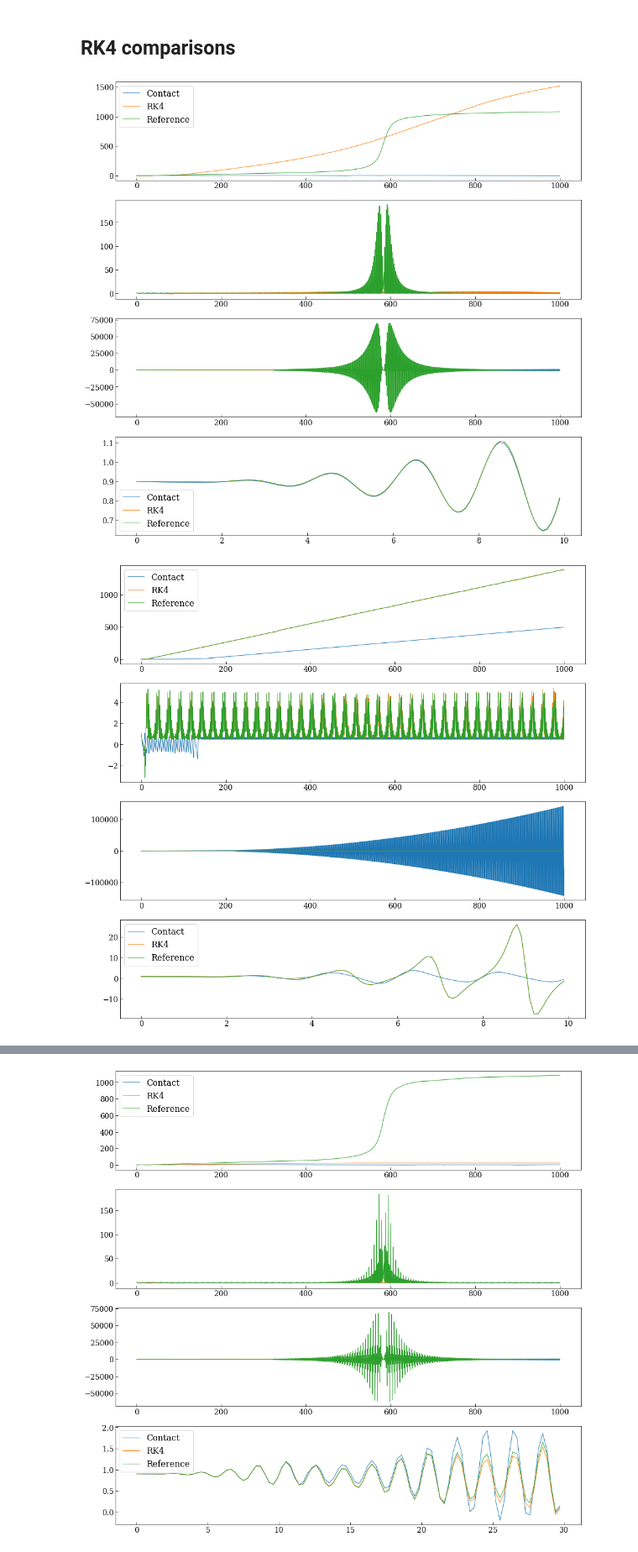
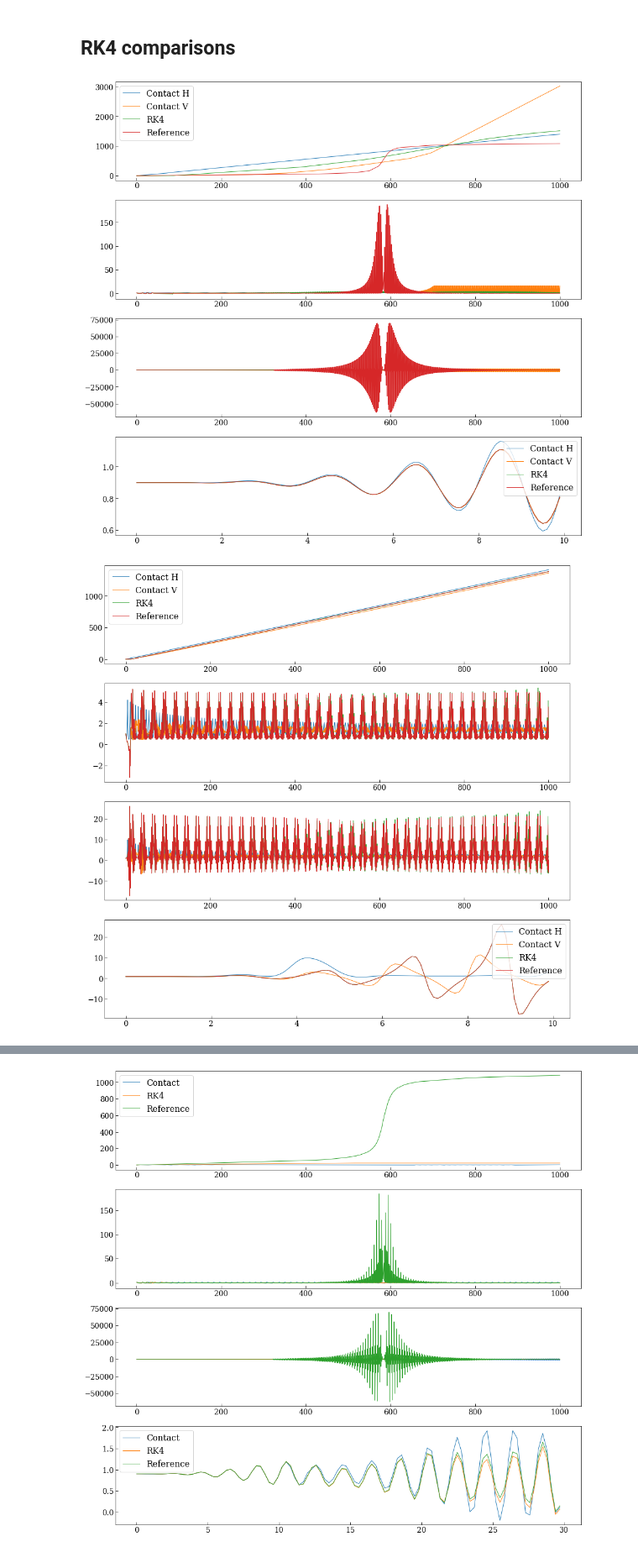
Before and after one commit to mseri/gsi2021, a Jupyter notebook: The Time-Perturbed Morse oscillator.ipynb, the cells around one changed output, grey strips where cells are left out. Shown at 84% size. Saved outputs shown, nothing was run; the diff lists cells and outputs as text; code cells hidden in the pictures.

```diff
--- a/The Time-Perturbed Morse oscillator.ipynb
+++ b/The Time-Perturbed Morse oscillator.ipynb
@@ -41,6 +41,10 @@ class MOsc:
         return 2 * self.D * self.α * np.exp(-self.α * q) * (1. - np.exp(-self.α * q))
     def f(self, t):
         return self.γ * np.sin(self.Θ * t)
+    def F(self, z, t):
+        return -self.f(t) * z**2 / 2
+    def Fz(self, z, t):
+        return -self.f(t) * z
     def lag(self, p, q, s, t):
         return 0.5 * p**2 - self.V(q, t) - self.f(t) * 0.5 * s**2
     def energy(self, p, q, s, t):
@@ -75,66 +79,76 @@ tspan = np.arange(0.0, tf, dt)
 for (p0, q0, s0) in [(1,1,0)]:
     fig = plt.figure(figsize=(16,16))
 
-    sol, sols, _ = ic.integrate(ic.step1l, mosc, tspan, p0, q0, s0)
+    solh, solhs, _ = ic.integrate(ic.step1q, mosc, tspan, p0, q0, s0)
+    solv, solvs, _ = ic.integrate(ic.variational_step, mosc, tspan, p0, q0, s0)
     solrk = rk4s(mosc, [p0,q0,s0], tspan)
     r = adaptive(mosc, [p0,q0,s0], tspan)
     plt.subplot(411)
-    plt.plot(tspan, sol[:,1], label="Contact", linewidth=1)
+    plt.plot(tspan, solh[:,1], label="Contact H", linewidth=1)
+    plt.plot(tspan, solv[:,1], label="Contact V", linewidth=1)
     plt.plot(tspan, solrk.T[1], label="RK4", linewidth=1)
     plt.plot(tspan, r.y[1], label="Reference", linewidth=1)
     plt.legend()
     plt.subplot(412)
-    plt.plot(tspan, sol[:,0], label="Contact", linewidth=1)
+    plt.plot(tspan, solh[:,0], label="Contact H", linewidth=1)
+    plt.plot(tspan, solv[:,0], label="Contact V", linewidth=1)
     plt.plot(tspan, solrk.T[0], label="RK4", linewidth=1)
     plt.plot(tspan, r.y[0], label="Reference", linewidth=1)
     plt.subplot(413)
-    plt.plot(tspan, mosc.energy(sol[:,0], sol[:,1], sols, tspan), label="Contact", linewidth=1)
+    plt.plot(tspan, mosc.energy(solh[:,0], solh[:,1], solhs, tspan), label="Contact H", linewidth=1)
+    plt.plot(tspan, mosc.energy(solv[:,0], solv[:,1], solvs, tspan), label="Contact H", linewidth=1)
     plt.plot(tspan, mosc.energy(solrk.T[0], solrk.T[1], solrk.T[2], tspan), label="RK4", linewidth=1)
     plt.plot(tspan, mosc.energy(r.y[0], r.y[1], r.y[2], tspan), label="Reference", linewidth=1)
     plt.subplot(414)
     cut=100
-    plt.plot(tspan[:cut], mosc.energy(sol[:,0][:cut], sol[:,1][:cut], sols[:cut], tspan[:cut]), label="Contact", linewidth=1)
+    plt.plot(tspan[:cut], mosc.energy(solh[:,0][:cut], solh[:,1][:cut], solhs[:cut], tspan[:cut]), label="Contact H", linewidth=1)
+    plt.plot(tspan[:cut], mosc.energy(solv[:,0][:cut], solv[:,1][:cut], solvs[:cut], tspan[:cut]), label="Contact V", linewidth=1)
     plt.plot(tspan[:cut], mosc.energy(solrk.T[0][:cut], solrk.T[1][:cut], solrk.T[2][:cut], tspan[:cut]), label="RK4", linewidth=1)
     plt.plot(tspan[:cut], mosc.energy(r.y[0][:cut], r.y[1][:cut], r.y[2][:cut], tspan[:cut]), label="Reference", linewidth=1)
     plt.legend()
 
     plt.show()
 # %% [output]
-[figure, old version]
+[figure, new version]
 # %%
 mosc = MOsc(0.5, np.pi)
 dt = 0.1
 tf = 1000
 
 for (p0, q0, s0) in [(1,1,0)]:
     fig = plt.figure(figsize=(16,16))
 
-    sol, sols, _ = ic.integrate(ic.step1l, mosc, tspan, p0, q0, s0)
+    solh, solhs, _ = ic.integrate(ic.step1q, mosc, tspan, p0, q0, s0)
+    solv, solvs, _ = ic.integrate(ic.variational_step, mosc, tspan, p0, q0, s0)
     solrk = rk4s(mosc, [p0,q0,s0], tspan)
     r = adaptive(mosc, [p0,q0,s0], tspan)
     plt.subplot(411)
-    plt.plot(tspan, sol[:,1], label="Contact", linewidth=1)
+    plt.plot(tspan, solh[:,1], label="Contact H", linewidth=1)
+    plt.plot(tspan, solv[:,1], label="Contact V", linewidth=1)
     plt.plot(tspan, solrk.T[1], label="RK4", linewidth=1)
     plt.plot(tspan, r.y[1], label="Reference", linewidth=1)
     plt.legend()
     plt.subplot(412)
-    plt.plot(tspan, sol[:,0], label="Contact", linewidth=1)
+    plt.plot(tspan, solh[:,0], label="Contact H", linewidth=1)
+    plt.plot(tspan, solv[:,0], label="Contact V", linewidth=1)
     plt.plot(tspan, solrk.T[0], label="RK4", linewidth=1)
     plt.plot(tspan, r.y[0], label="Reference", linewidth=1)
     plt.subplot(413)
-    plt.plot(tspan, mosc.energy(sol[:,0], sol[:,1], sols, tspan), label="Contact", linewidth=1)
+    plt.plot(tspan, mosc.energy(solh[:,0], solh[:,1], solhs, tspan), label="Contact H", linewidth=1)
+    plt.plot(tspan, mosc.energy(solv[:,0], solv[:,1], solvs, tspan), label="Contact H", linewidth=1)
     plt.plot(tspan, mosc.energy(solrk.T[0], solrk.T[1], solrk.T[2], tspan), label="RK4", linewidth=1)
     plt.plot(tspan, mosc.energy(r.y[0], r.y[1], r.y[2], tspan), label="Reference", linewidth=1)
     plt.subplot(414)
     cut=100
-    plt.plot(tspan[:cut], mosc.energy(sol[:,0][:cut], sol[:,1][:cut], sols[:cut], tspan[:cut]), label="Contact", linewidth=1)
+    plt.plot(tspan[:cut], mosc.energy(solh[:,0][:cut], solh[:,1][:cut], solhs[:cut], tspan[:cut]), label="Contact H", linewidth=1)
+    plt.plot(tspan[:cut], mosc.energy(solv[:,0][:cut], solv[:,1][:cut], solvs[:cut], tspan[:cut]), label="Contact V", linewidth=1)
     plt.plot(tspan[:cut], mosc.energy(solrk.T[0][:cut], solrk.T[1][:cut], solrk.T[2][:cut], tspan[:cut]), label="RK4", linewidth=1)
     plt.plot(tspan[:cut], mosc.energy(r.y[0][:cut], r.y[1][:cut], r.y[2][:cut], tspan[:cut]), label="Reference", linewidth=1)
     plt.legend()
 
     plt.show()
 # %% [output]
-[figure, old version]
+[figure, new version]
 # %%
 mosc = MOsc(0.5, np.pi)
 dt = 0.01
```
Also changed, not shown: parts of 2 cells of this notebook, 4 other files.
